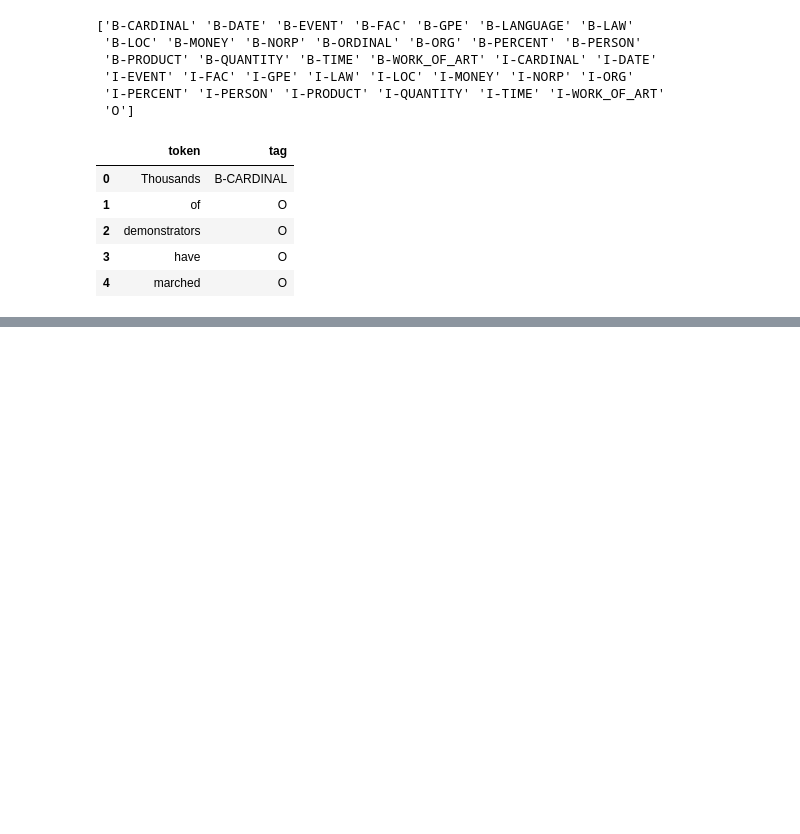
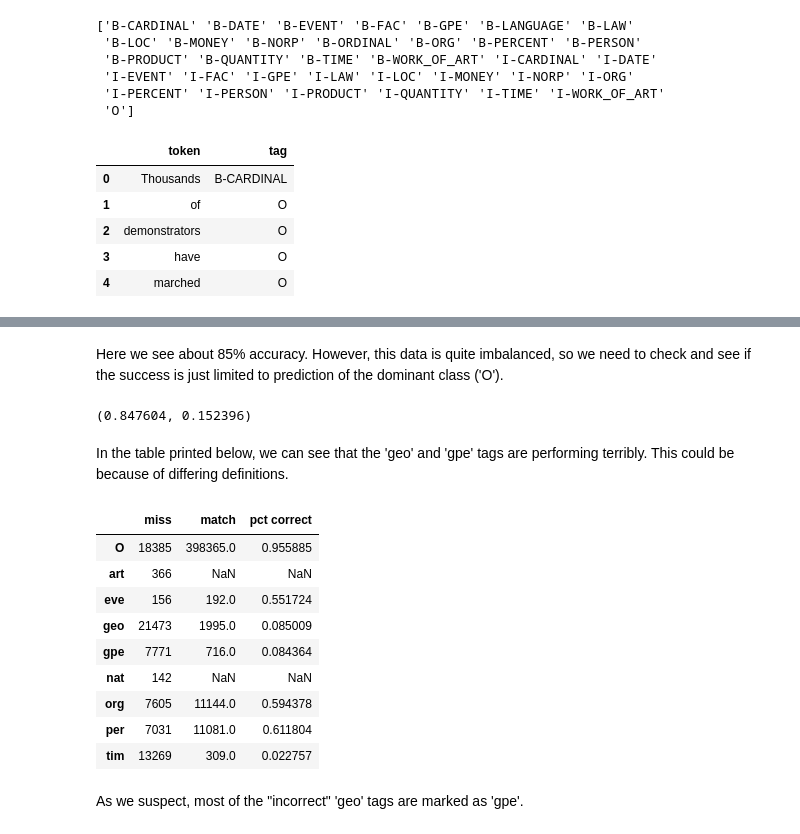
Before and after one commit to rafael-ariascalles/nlp-glg-clustering-pipeline, a Jupyter notebook: notebooks/spacy_ner_inference_and_data_prep.ipynb, the cells around one changed output, grey strips where cells are left out. Drawn from its saved outputs; the diff is of its cells as text; code cells hidden in the pictures; blank space fills up the shorter version.

```diff
--- a/notebooks/spacy_ner_inference_and_data_prep.ipynb
+++ b/notebooks/spacy_ner_inference_and_data_prep.ipynb
@@ -321,0 +404,52 @@ spacy_word_tag.to_csv('../data/ner_spacy_aligned.csv')
+# %%
+def findMatches(df, swt):
+    """
+    Create binary vector of size swt.shape[0] with a one
+    for every element where the tags match and a 0 otherwise.
+
+    Also return a count of the number of misses and number of matches.
+    """
+    match_idx = np.zeros(swt.shape[0])
+    match = 0
+    miss = 0
+    for i, tok in enumerate(swt):
+        if tok != df.iloc[i]:
+            miss += 1
+        else:
+            match += 1
+            match_idx[i] = 1
+
+    return (match, miss, match_idx)
+# %%
+match, miss, match_idx = findMatches(df['Tag2'], swt['tag2'])
+# %% [markdown]
+Here we see about 85% accuracy. However, this data is quite imbalanced, so we need to check and see if the success is just limited to prediction of the dominant class ('O').
+# %%
+(match/swt.shape[0], miss/swt.shape[0])
+# %% [output]
+(0.847604, 0.152396)
+# %%
+# Split data into observations where the tags
+# match and observations that do not match
+cmp = swt[['token', 'tag2']].copy()
+cmp['dftag'] = df['Tag2']
+cmp_match = cmp[match_idx == 1]
+cmp_miss = cmp[match_idx == 0]
+# %%
+def missMatchTable(cmp_match, cmp_miss):
+    return pd.DataFrame({'miss': cmp_miss['dftag'].value_counts(), 'match': cmp_match['dftag'].value_counts(), 'pct correct': cmp_match['dftag'].value_counts() / (cmp_match['dftag'].value_counts() + cmp_miss['dftag'].value_counts())})
+# %% [markdown]
+In the table printed below, we can see that the 'geo' and 'gpe' tags are performing terribly. This could be because of differing definitions.
+# %%
+missMatchTable(cmp_match, cmp_miss)
+# %% [output]
+|  | miss | match | pct correct |
+| O | 18385 | 398365.0 | 0.955885 |
+| art | 366 | NaN | NaN |
+| eve | 156 | 192.0 | 0.551724 |
+| geo | 21473 | 1995.0 | 0.085009 |
+| gpe | 7771 | 716.0 | 0.084364 |
+| nat | 142 | NaN | NaN |
+| org | 7605 | 11144.0 | 0.594378 |
+| per | 7031 | 11081.0 | 0.611804 |
+| tim | 13269 | 309.0 | 0.022757 |
@@ -321,0 +461,2 @@ spacy_word_tag.to_csv('../data/ner_spacy_aligned.csv')
+# %% [markdown]
+As we suspect, most of the "incorrect" 'geo' tags are marked as 'gpe'.
```
Also changed, not shown: parts of 16 cells of this notebook.
